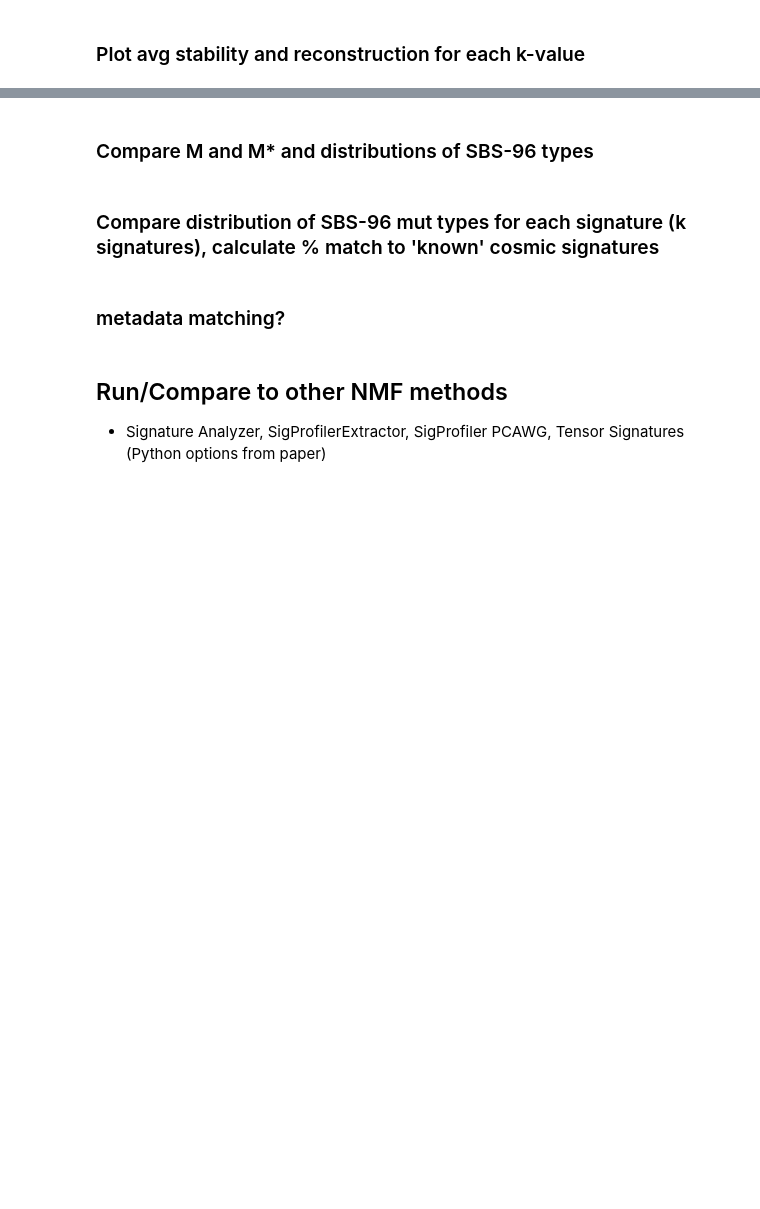
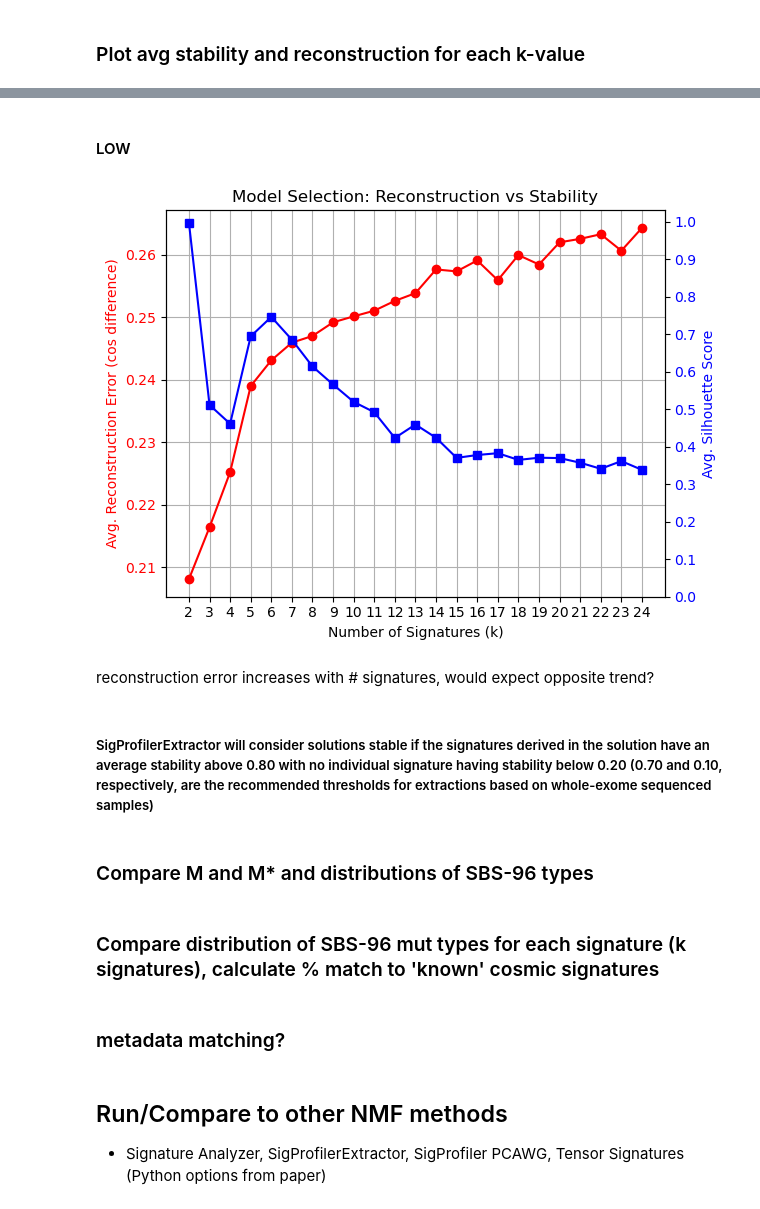
Before and after one commit to anl078/ECE204Repo, a Jupyter notebook: project3/proj3_SF.ipynb, the cells around one changed output, grey strips where cells are left out. Drawn from its saved outputs; the diff is of its cells as text; code cells hidden in the pictures; blank space fills up the shorter version.

```diff
--- a/project3/proj3_SF.ipynb
+++ b/project3/proj3_SF.ipynb
@@ -100,0 +200,15 @@ for _, row in df.iterrows():
+# %%
+high_mut['SBS96'] = high_mut.apply(sbs_category, axis=1)
+high_mut = high_mut.dropna(subset=['SBS96'])
+
+## Convert to SBS-96 notation
+sbs96_types = sorted(set(high_mut['SBS96']))
+samples = sorted(set(high_mut['patient_id']))
+
+M_high = pd.DataFrame(0, index=sbs96_types, columns=samples)
+
+for _, row in high_mut.iterrows():
+    M_high.loc[row['SBS96'], row['patient_id']] += 1
+
+
+M_high.shape[1]
@@ -282,2 +414,4 @@ for k in tqdm(ks):
+# %%
+S_low, A_low, M_star_low, recon_errors_low, stabilities_low = k_iteration(M_low, ks, n_runs, nmf_iter)
 # %% [markdown]
 ### Plot avg stability and reconstruction for each k-value
@@ -309,3 +445,34 @@ reconstruction error increases with # signatures, would expect opposite trend?
+# %% [markdown]
+#### LOW
+# %%
+# VAR NAMES: S_low, A_low, M_star_low, recon_errors_low, stabilities_low
+
+fig, ax1 = plt.subplots()
+
+# Left y-axis: Reconstruction error
+ax1.plot(ks, recon_errors_low, 'ro-', label='Reconstruction Error')  # red line with dots
+ax1.set_xlabel("Number of Signatures (k)")
+ax1.set_ylabel("Avg. Reconstruction Error (cos difference)", color='red')
+ax1.tick_params(axis='y', labelcolor='red')
+ax1.set_xticks(ks)  # more x-axis ticks at each k
+ax1.grid(True)
+
+# Right y-axis: Silhouette score (stability)
+ax2 = ax1.twinx()
+ax2.plot(ks, stabilities_low, 'bs-', label='Silhouette Score')  # blue line with dots
+ax2.set_ylabel("Avg. Silhouette Score", color='blue')
+ax2.tick_params(axis='y', labelcolor='blue')
+ax2.set_yticks(np.linspace(0, 1, 11))  # optional: more y ticks for stability axis
+
+plt.title("Model Selection: Reconstruction vs Stability")
+fig.tight_layout()
+plt.show()
+# %% [output]
+[figure, added]
+# %% [markdown]
+reconstruction error increases with # signatures, would expect opposite trend?
+# %% [markdown]
+##### SigProfilerExtractor will consider solutions stable if the signatures derived in the solution have an average stability above 0.80 with no individual signature having stability below 0.20 (0.70 and 0.10, respectively, are the recommended thresholds for extractions based on whole-exome sequenced samples)
 # %% [markdown]
 ### Compare M and M* and distributions of SBS-96 types
 # %%
```
Also changed, not shown: parts of 20 cells of this notebook.
